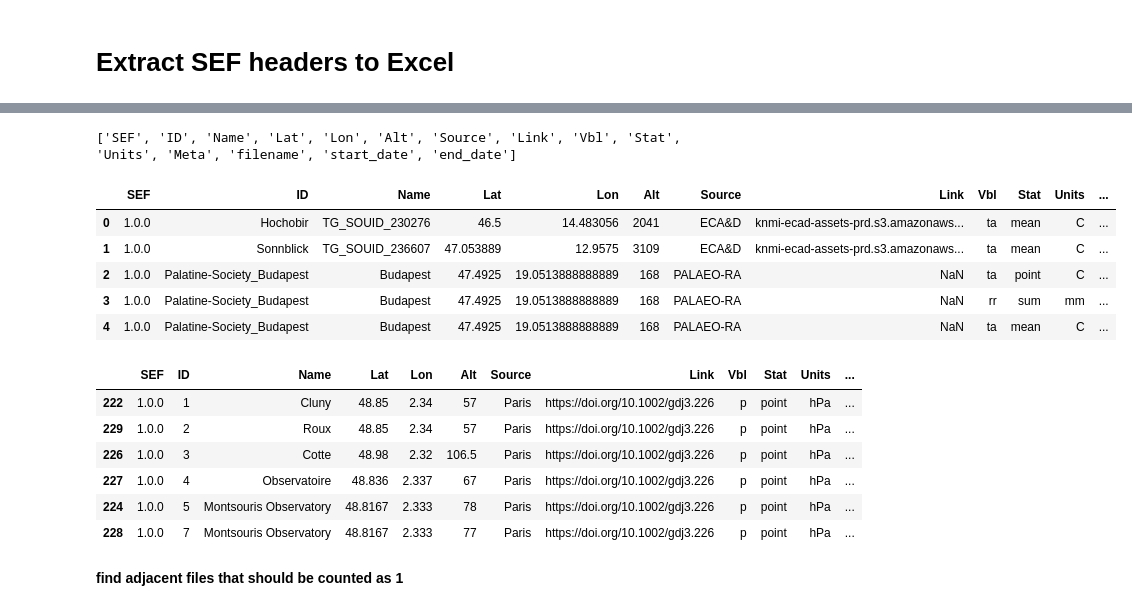
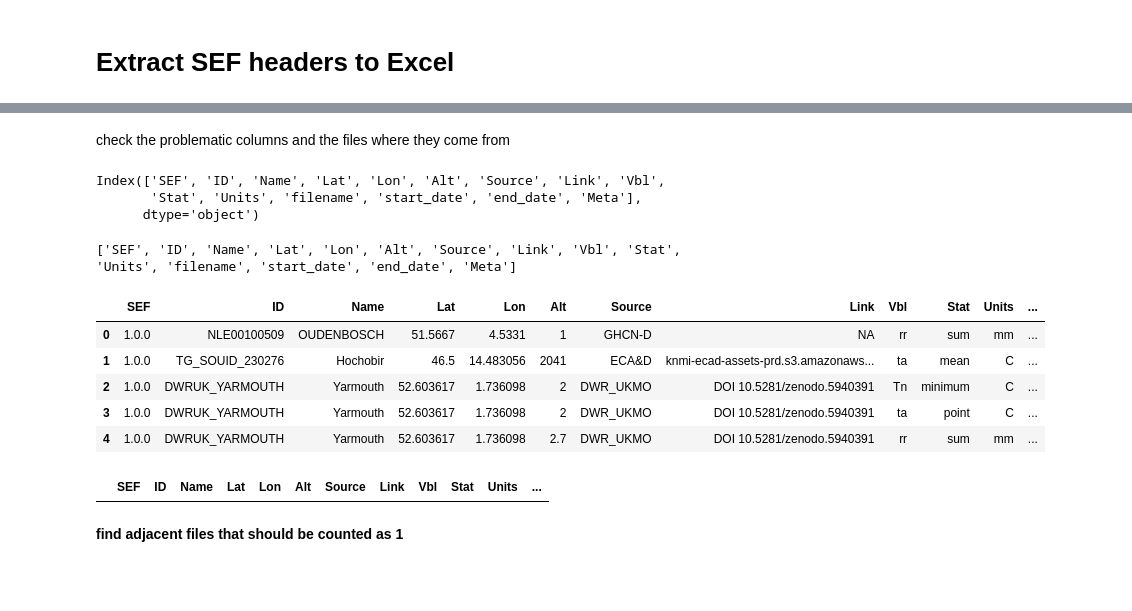
Before and after one commit to carlotatrx/dataprep, a Jupyter notebook: plots4paper.ipynb, the cells around one changed output, grey strips where cells are left out. Cells and saved outputs as stored; diff of their text form; code cells hidden in the pictures; blank space fills up the shorter version.

```diff
--- a/plots4paper.ipynb
+++ b/plots4paper.ipynb
@@ -78,0 +81,40 @@ for path in files:
+# %%
+# Define the set of 'standard' expected columns for your SEF data
+expected_cols = {'Year', 'Month', 'Day', 'Hour', 'Minute', 'Period', 'Value', 'Meta'}
+
+problematic_files = []
+
+for path in files:
+    try:
+        # ... [Keep your code to find table_start] ...
+
+        # Read the file
+        df_file = pd.read_csv(
+            path,
+            sep="\t",
+            header=table_start,
+            dtype=str,
+            on_bad_lines="warn" # Change to warn so you see errors in console
+        )
+
+        # CHECK: Does this file have columns that shouldn't be there?
+        actual_cols = set(df_file.columns)
+        extra_cols = actual_cols - expected_cols
+
+        if extra_cols:
+            print(f"!!! Problem detected in: {path.name}")
+            print(f"    Extra columns found: {extra_cols}")
+            problematic_files.append({
+                "path": str(path),
+                "extra_columns": list(extra_cols)
+            })
+            continue # Skip adding this one to 'rows' so it doesn't break your final df
+
+        # ... [Keep your start/end date logic] ...
+        rows.append(meta)
+
+    except Exception as e:
+        print(f"Error processing {path.name}: {e}")
+
+# Summary of the "Mechanicals"
+print(f"\nTotal problematic files found: {len(problematic_files)}")
@@ -79,31 +128,41 @@ for path in files:
+# %% [markdown]
+check the problematic columns and the files where they come from
+# %%
+df = pd.DataFrame(rows)
+print(df.columns)
+
+# List of the 'stupid' columns found in your index
+extra_cols = ['SEF | obs.time=8a.m.', '| QC software=dataresqc v1.1.1SEF', '15.SEF']
+
+# Check which files have non-null values in these columns
+for col in extra_cols:
+    if col in df.columns:
+        files_with_data = df[df[col].notna()]['filename'].unique()
+        print(f"Column '{col}' contains data from: {files_with_data}")
+# %% [output]
+Index(['SEF', 'ID', 'Name', 'Lat', 'Lon', 'Alt', 'Source', 'Link', 'Vbl',
+       'Stat', 'Units', 'filename', 'start_date', 'end_date', 'Meta'],
+      dtype='object')
 # %%
 df = pd.DataFrame(rows)
 
-# drop last column of df
-df = df.iloc[:, :-1]
 df.to_csv("/scratch3/PALAEO-RA/daily_data/final/metadata_summary.csv", index=False)
 
 # print column names
 print(df.columns.tolist())
 df.head()
 # %% [output]
-['SEF', 'ID', 'Name', 'Lat', 'Lon', 'Alt', 'Source', 'Link', 'Vbl', 'Stat', 'Units', 'Meta', 'filename', 'start_date', 'end_date']
+['SEF', 'ID', 'Name', 'Lat', 'Lon', 'Alt', 'Source', 'Link', 'Vbl', 'Stat', 'Units', 'filename', 'start_date', 'end_date', 'Meta']
 |  | SEF | ID | Name | Lat | Lon | Alt | Source | Link | Vbl | Stat | Units | ... |
-| 0 | 1.0.0 | Hochobir | TG_SOUID_230276 | 46.5 | 14.483056 | 2041 | ECA&D | knmi-ecad-assets-prd.s3.amazonaws... | ta | mean | C | ... |
-| 1 | 1.0.0 | Sonnblick | TG_SOUID_236607 | 47.053889 | 12.9575 | 3109 | ECA&D | knmi-ecad-assets-prd.s3.amazonaws... | ta | mean | C | ... |
-| 2 | 1.0.0 | Palatine-Society_Budapest | Budapest | 47.4925 | 19.0513888888889 | 168 | PALAEO-RA | NaN | ta | point | C | ... |
-| 3 | 1.0.0 | Palatine-Society_Budapest | Budapest | 47.4925 | 19.0513888888889 | 168 | PALAEO-RA | NaN | rr | sum | mm | ... |
-| 4 | 1.0.0 | Palatine-Society_Budapest | Budapest | 47.4925 | 19.0513888888889 | 168 | PALAEO-RA | NaN | ta | mean | C | ... |
+| 0 | 1.0.0 | NLE00100509 | OUDENBOSCH | 51.5667 | 4.5331 | 1 | GHCN-D | NA | rr | sum | mm | ... |
+| 1 | 1.0.0 | TG_SOUID_230276 | Hochobir | 46.5 | 14.483056 | 2041 | ECA&D | knmi-ecad-assets-prd.s3.amazonaws... | ta | mean | C | ... |
+| 2 | 1.0.0 | DWRUK_YARMOUTH | Yarmouth | 52.603617 | 1.736098 | 2 | DWR_UKMO | DOI 10.5281/zenodo.5940391 | Tn | minimum | C | ... |
+| 3 | 1.0.0 | DWRUK_YARMOUTH | Yarmouth | 52.603617 | 1.736098 | 2 | DWR_UKMO | DOI 10.5281/zenodo.5940391 | ta | point | C | ... |
+| 4 | 1.0.0 | DWRUK_YARMOUTH | Yarmouth | 52.603617 | 1.736098 | 2.7 | DWR_UKMO | DOI 10.5281/zenodo.5940391 | rr | sum | mm | ... |
 # %%
 df[(df["Source"]=="Paris") & (df['Vbl']=="p")].sort_values("start_date")
 # %% [output]
 |  | SEF | ID | Name | Lat | Lon | Alt | Source | Link | Vbl | Stat | Units | ... |
-| 222 | 1.0.0 | 1 | Cluny | 48.85 | 2.34 | 57 | Paris | https://doi.org/10.1002/gdj3.226 | p | point | hPa | ... |
-| 229 | 1.0.0 | 2 | Roux | 48.85 | 2.34 | 57 | Paris | https://doi.org/10.1002/gdj3.226 | p | point | hPa | ... |
-| 226 | 1.0.0 | 3 | Cotte | 48.98 | 2.32 | 106.5 | Paris | https://doi.org/10.1002/gdj3.226 | p | point | hPa | ... |
-| 227 | 1.0.0 | 4 | Observatoire | 48.836 | 2.337 | 67 | Paris | https://doi.org/10.1002/gdj3.226 | p | point | hPa | ... |
-| 224 | 1.0.0 | 5 | Montsouris Observatory | 48.8167 | 2.333 | 78 | Paris | https://doi.org/10.1002/gdj3.226 | p | point | hPa | ... |
-| 228 | 1.0.0 | 7 | Montsouris Observatory | 48.8167 | 2.333 | 77 | Paris | https://doi.org/10.1002/gdj3.226 | p | point | hPa | ... |
 # %% [markdown]
 **find adjacent files that should be counted as 1**
 # %%
```
Also changed, not shown: parts of 8 cells of this notebook, 2 other files.
